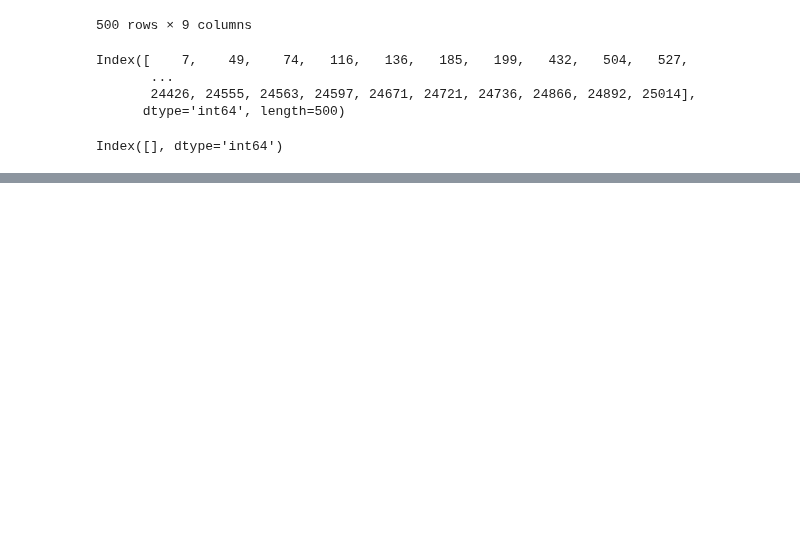
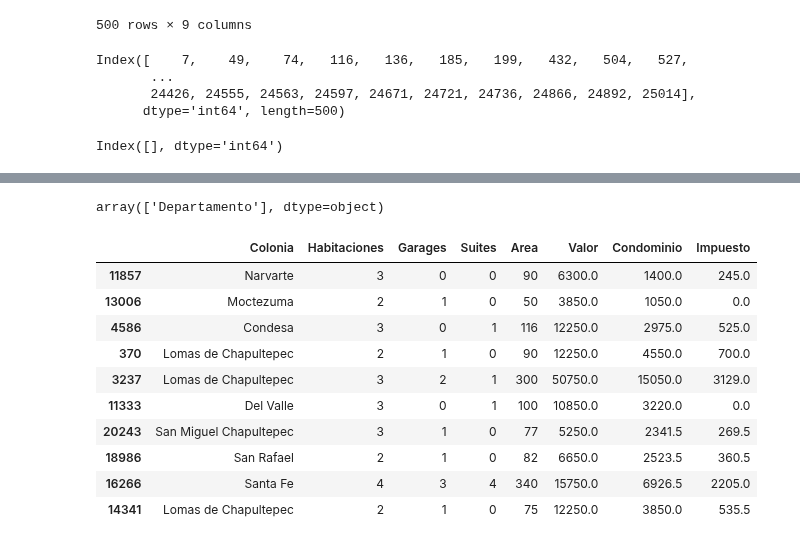
Before and after one commit to jorgevillegazz/SISTEMA-DE-REGISTRO, a Jupyter notebook: inmuebles_cdmx.ipynb, the cells around one changed output, grey strips where cells are left out. Saved outputs shown, nothing was run; the diff lists cells and outputs as text; code cells hidden in the pictures; blank space fills up the shorter version.

```diff
--- a/inmuebles_cdmx.ipynb
+++ b/inmuebles_cdmx.ipynb
@@ -874,0 +884,20 @@ Index([], dtype='int64')
+# %%
+df.Tipo.unique()
+# %% [output]
+array(['Departamento'], dtype=object)
+# %%
+#quitaremos la columnoa de Tipo ya  que solo  se  visualisa  Departamento y segun  ya no tine caso tener  sa columna de nuestro df
+df.drop('Tipo',axis=1,inplace=True)  # axis=1 es  la columna
+df.sample(10)
+# %% [output]
+|  | Colonia | Habitaciones | Garages | Suites | Area | Valor | Condominio | Impuesto |
+| 11857 | Narvarte | 3 | 0 | 0 | 90 | 6300.0 | 1400.0 | 245.0 |
+| 13006 | Moctezuma | 2 | 1 | 0 | 50 | 3850.0 | 1050.0 | 0.0 |
+| 4586 | Condesa | 3 | 0 | 1 | 116 | 12250.0 | 2975.0 | 525.0 |
+| 370 | Lomas de Chapultepec | 2 | 1 | 0 | 90 | 12250.0 | 4550.0 | 700.0 |
+| 3237 | Lomas de Chapultepec | 3 | 2 | 1 | 300 | 50750.0 | 15050.0 | 3129.0 |
+| 11333 | Del Valle | 3 | 0 | 1 | 100 | 10850.0 | 3220.0 | 0.0 |
+| 20243 | San Miguel Chapultepec | 3 | 1 | 0 | 77 | 5250.0 | 2341.5 | 269.5 |
+| 18986 | San Rafael | 2 | 1 | 0 | 82 | 6650.0 | 2523.5 | 360.5 |
+| 16266 | Santa Fe | 4 | 3 | 4 | 340 | 15750.0 | 6926.5 | 2205.0 |
+| 14341 | Lomas de Chapultepec | 2 | 1 | 0 | 75 | 12250.0 | 3850.0 | 535.5 |
```
Also changed, not shown: parts of 4 cells of this notebook.
